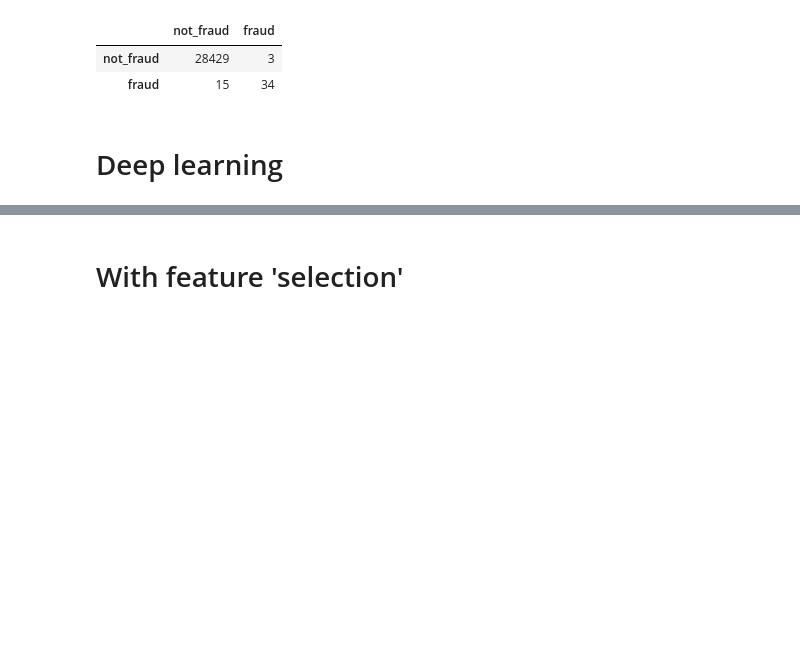
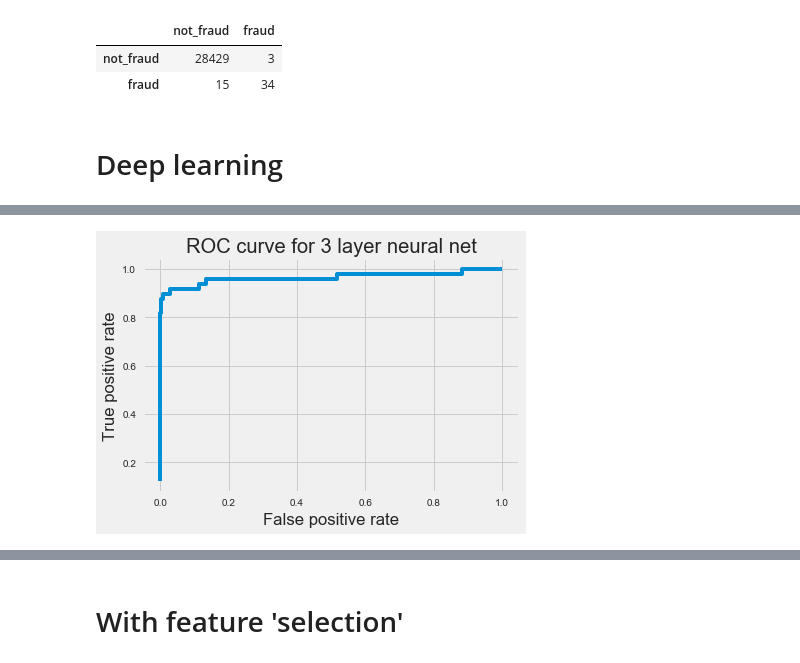
Before and after one commit to jocelyn-ong/data-science-projects, a Jupyter notebook: others/credit_card_fraud/cc_eda.ipynb, the cells around one changed output, grey strips where cells are left out. Saved outputs shown, nothing was run; the diff lists cells and outputs as text; code cells hidden in the pictures; blank space fills up the shorter version.

```diff
--- a/others/credit_card_fraud/cc_eda.ipynb
+++ b/others/credit_card_fraud/cc_eda.ipynb
@@ -260,0 +277,8 @@ avg / total       1.00      1.00      1.00     28481
+# %%
+fpr, tpr, _ = metrics.roc_curve(y_test, y_prob)
+plt.plot(fpr, tpr);
+plt.title("ROC curve for 3 layer neural net");
+plt.xlabel("False positive rate");
+plt.ylabel("True positive rate");
+# %% [output]
+[figure, added]
```
Also changed, not shown: parts of 6 cells of this notebook, 1 other file.
